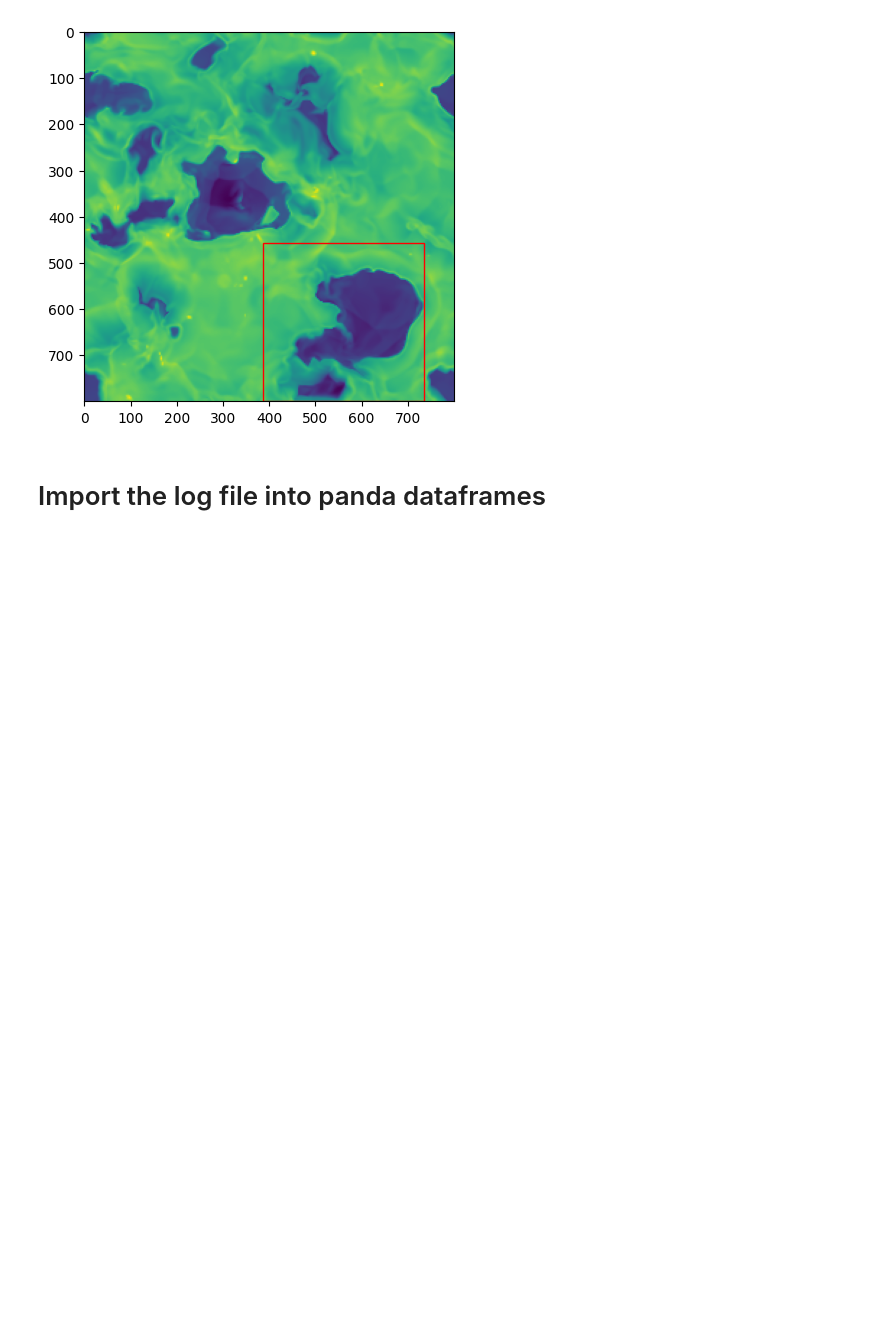
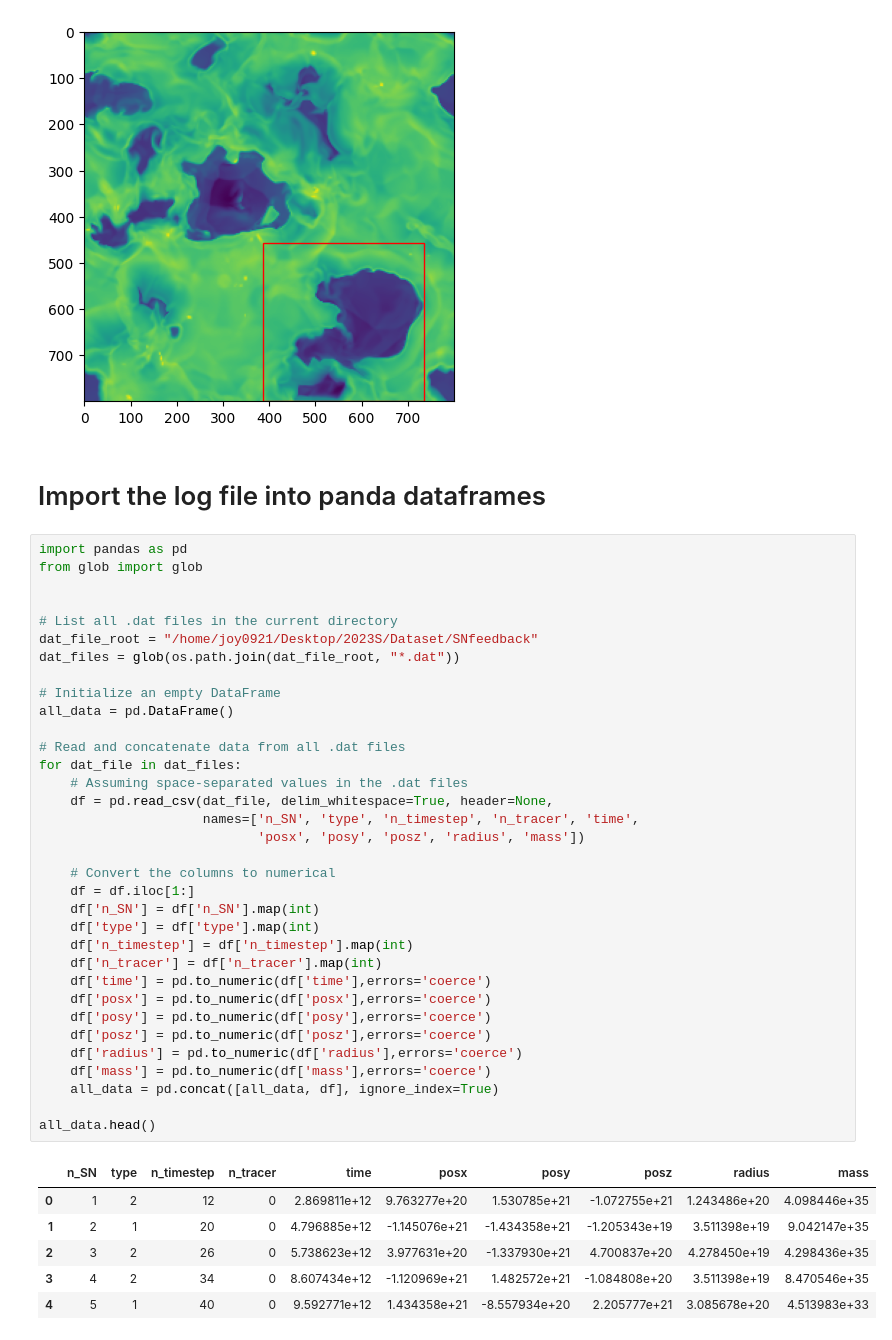
Before and after one commit to Joycelyn-Chen/Astro-Phase-Diagram, a Jupyter notebook: tracing_SN_events.ipynb, the cells around one changed output. Saved outputs shown, nothing was run; the diff lists cells and outputs as text; blank space fills up the shorter version.

```diff
--- a/tracing_SN_events.ipynb
+++ b/tracing_SN_events.ipynb
@@ -72,3 +72,44 @@ plt.show()
 [figure]
 # %% [markdown]
 # Import the log file into panda dataframes
+# %%
+import pandas as pd
+from glob import glob
+
+
+# List all .dat files in the current directory
+dat_file_root = "/home/joy0921/Desktop/2023S/Dataset/SNfeedback"
+dat_files = glob(os.path.join(dat_file_root, "*.dat"))
+
+# Initialize an empty DataFrame
+all_data = pd.DataFrame()
+
+# Read and concatenate data from all .dat files
+for dat_file in dat_files:
+    # Assuming space-separated values in the .dat files
+    df = pd.read_csv(dat_file, delim_whitespace=True, header=None,
+                     names=['n_SN', 'type', 'n_timestep', 'n_tracer', 'time',
+                            'posx', 'posy', 'posz', 'radius', 'mass'])
+
+    # Convert the columns to numerical
+    df = df.iloc[1:]
+    df['n_SN'] = df['n_SN'].map(int)
+    df['type'] = df['type'].map(int)
+    df['n_timestep'] = df['n_timestep'].map(int)
+    df['n_tracer'] = df['n_tracer'].map(int)
+    df['time'] = pd.to_numeric(df['time'],errors='coerce')
+    df['posx'] = pd.to_numeric(df['posx'],errors='coerce')
+    df['posy'] = pd.to_numeric(df['posy'],errors='coerce')
+    df['posz'] = pd.to_numeric(df['posz'],errors='coerce')
+    df['radius'] = pd.to_numeric(df['radius'],errors='coerce')
+    df['mass'] = pd.to_numeric(df['mass'],errors='coerce')
+    all_data = pd.concat([all_data, df], ignore_index=True)
+
+all_data.head()
+# %% [output]
+|  | n_SN | type | n_timestep | n_tracer | time | posx | posy | posz | radius | mass |
+| 0 | 1 | 2 | 12 | 0 | 2.869811e+12 | 9.763277e+20 | 1.530785e+21 | -1.072755e+21 | 1.243486e+20 | 4.098446e+35 |
+| 1 | 2 | 1 | 20 | 0 | 4.796885e+12 | -1.145076e+21 | -1.434358e+21 | -1.205343e+19 | 3.511398e+19 | 9.042147e+35 |
+| 2 | 3 | 2 | 26 | 0 | 5.738623e+12 | 3.977631e+20 | -1.337930e+21 | 4.700837e+20 | 4.278450e+19 | 4.298436e+35 |
+| 3 | 4 | 2 | 34 | 0 | 8.607434e+12 | -1.120969e+21 | 1.482572e+21 | -1.084808e+20 | 3.511398e+19 | 8.470546e+35 |
+| 4 | 5 | 1 | 40 | 0 | 9.592771e+12 | 1.434358e+21 | -8.557934e+20 | 2.205777e+21 | 3.085678e+20 | 4.513983e+33 |
```
Also changed, not shown: parts of 2 cells of this notebook, 1 other file.
